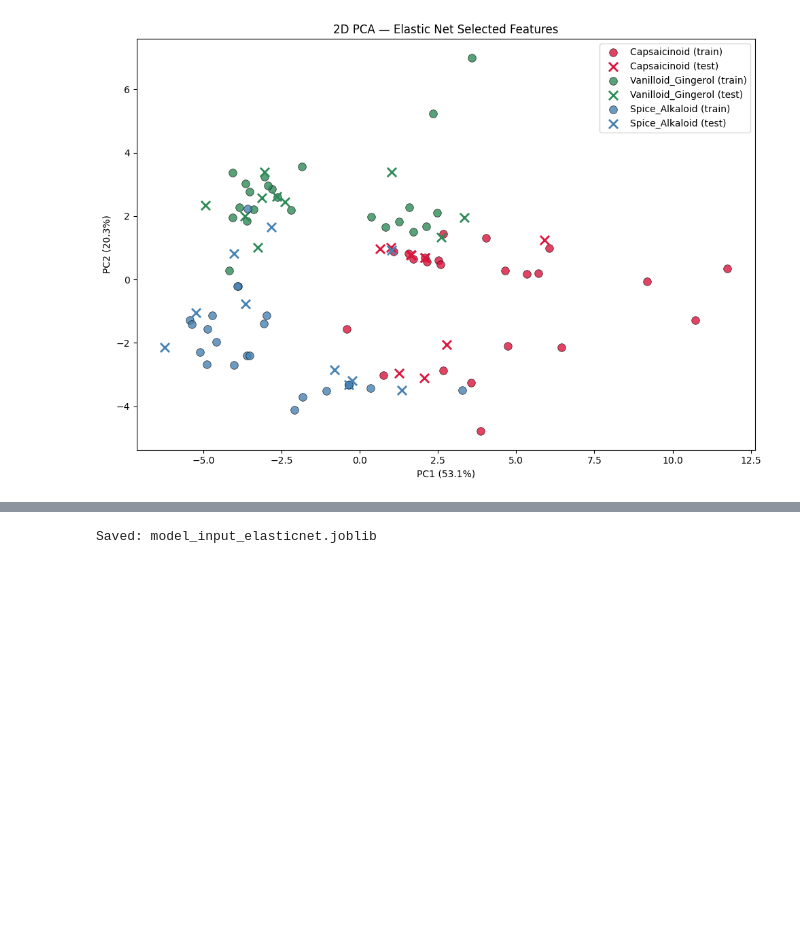
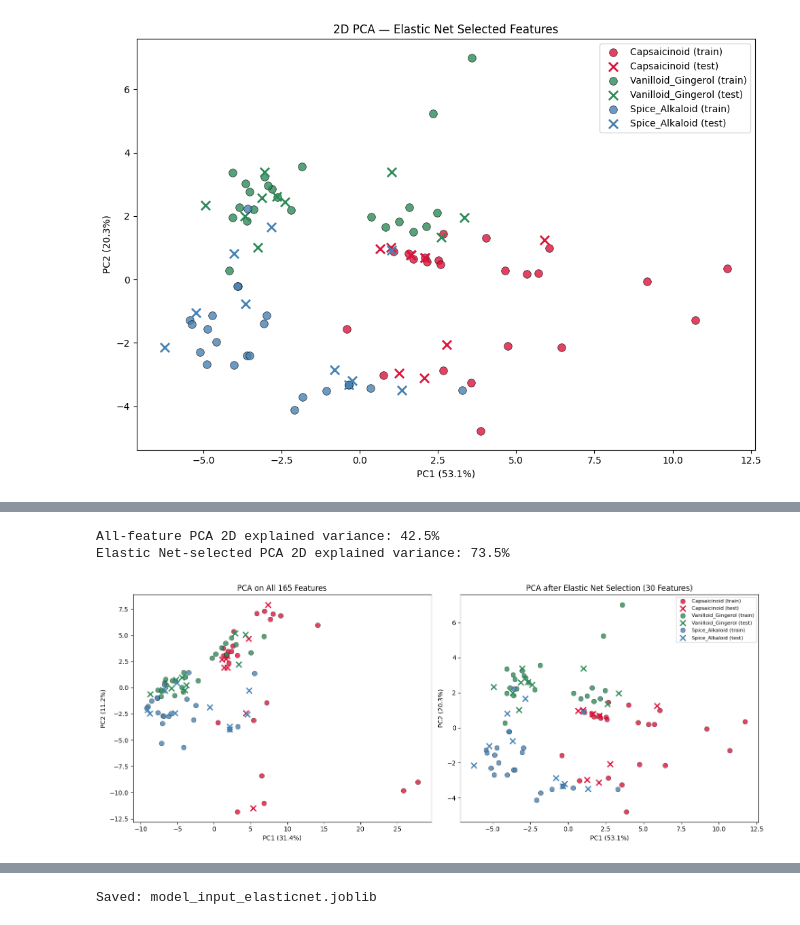
Before and after one commit to dw1229/capsaicinoid-ml, a Jupyter notebook: 02_EDA_and_PCA.ipynb, the cells around one changed output, grey strips where cells are left out. Cells and saved outputs as stored; diff of their text form; code cells hidden in the pictures; blank space fills up the shorter version.

Commit message:
Refine Elastic Net EDA notebook

```diff
--- a/02_EDA_and_PCA.ipynb
+++ b/02_EDA_and_PCA.ipynb
@@ -329,0 +338,48 @@ Test points (X) falling near their respective train clusters indicate good gener
+# %%
+# PCA on all original RDKit descriptors, using the same train/test split
+scaler_all = StandardScaler()
+X_train_all_scaled = scaler_all.fit_transform(X_train)
+X_test_all_scaled = scaler_all.transform(X_test)
+
+pca_all = PCA(n_components=2)
+X_train_all_2d = pca_all.fit_transform(X_train_all_scaled)
+X_test_all_2d = pca_all.transform(X_test_all_scaled)
+
+print(f"All-feature PCA 2D explained variance: {pca_all.explained_variance_ratio_.sum() * 100:.1f}%")
+print(f"Elastic Net-selected PCA 2D explained variance: {pca_2d.explained_variance_ratio_.sum() * 100:.1f}%")
+# %% [output]
+All-feature PCA 2D explained variance: 42.5%
+Elastic Net-selected PCA 2D explained variance: 73.5%
+# %%
+fig, axes = plt.subplots(1, 2, figsize=(15, 6))
+
+pca_views = [
+    (axes[0], X_train_all_2d, X_test_all_2d, pca_all, "PCA on All 165 Features"),
+    (axes[1], X_train_2d, X_test_2d, pca_2d, "PCA after Elastic Net Selection (30 Features)"),
+]
+
+for ax, train_2d, test_2d, pca_model, title in pca_views:
+    for cls, name, color in zip([0, 1, 2], class_names, class_colors):
+        ax.scatter(
+            train_2d[y_train == cls, 0],
+            train_2d[y_train == cls, 1],
+            c=color, alpha=0.8, s=60, edgecolors="k", linewidth=0.4,
+            label=f"{name} (train)"
+        )
+        ax.scatter(
+            test_2d[y_test == cls, 0],
+            test_2d[y_test == cls, 1],
+            c=color, marker="x", s=80, linewidths=2,
+            label=f"{name} (test)"
+        )
+
+    ax.set_xlabel(f"PC1 ({pca_model.explained_variance_ratio_[0] * 100:.1f}%)")
+    ax.set_ylabel(f"PC2 ({pca_model.explained_variance_ratio_[1] * 100:.1f}%)")
+    ax.set_title(title)
+
+axes[1].legend(loc="best", fontsize=8)
+plt.tight_layout()
+plt.savefig(os.path.join(FIGURES_DIR, "pca_all_vs_elasticnet_features.png"), bbox_inches="tight")
+plt.show()
+# %% [output]
+[figure, added]
```
Also changed, not shown: parts of 14 cells of this notebook.
